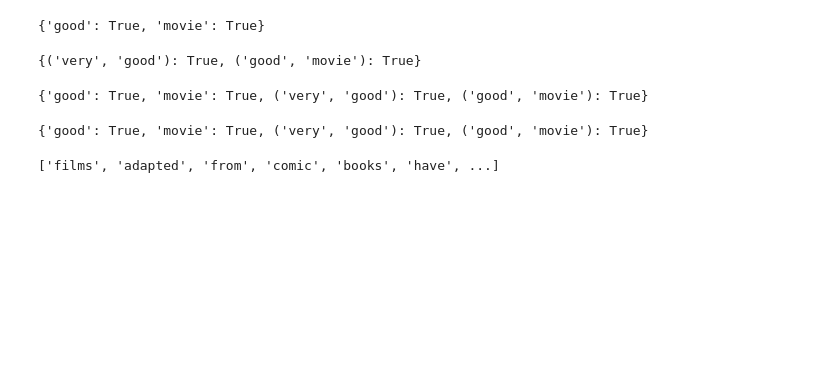
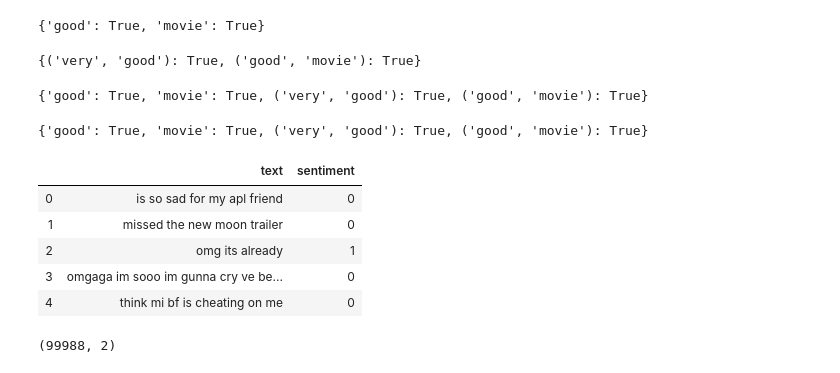
Before and after one commit to aidenerdogan/Data-Science-and-Machine-Learning-Tutorial, a Jupyter notebook: sentiment analysis/sentiment_analysis1.ipynb, the cells around one changed output. Drawn from its saved outputs; the diff is of its cells as text; code cells hidden in the pictures; blank space fills up the shorter version.

```diff
--- a/sentiment analysis/sentiment_analysis1.ipynb
+++ b/sentiment analysis/sentiment_analysis1.ipynb
@@ -109,4 +110,0 @@ for fileid in movie_reviews.fileids('neg'):
-# %%
-pos_reviews[0]
-# %% [output]
-['films', 'adapted', 'from', 'comic', 'books', 'have', ...]
@@ -123,2 +124,14 @@ for words in neg_reviews:
 # %%
-tweet_data = pandas.read_csv('clean_tweet2.csv')
+tweet_data = pandas.read_csv('clean_tweet2.csv',index_col=0)
+tweet_data.head()
+# %% [output]
+|  | text | sentiment |
+| 0 | is so sad for my apl friend | 0 |
+| 1 | missed the new moon trailer | 0 |
+| 2 | omg its already | 1 |
+| 3 | omgaga im sooo im gunna cry ve be... | 0 |
+| 4 | think mi bf is cheating on me | 0 |
+# %%
+tweet_data.shape
+# %% [output]
+(99988, 2)
```
Also changed, not shown: parts of 38 cells of this notebook, 2 other files.
